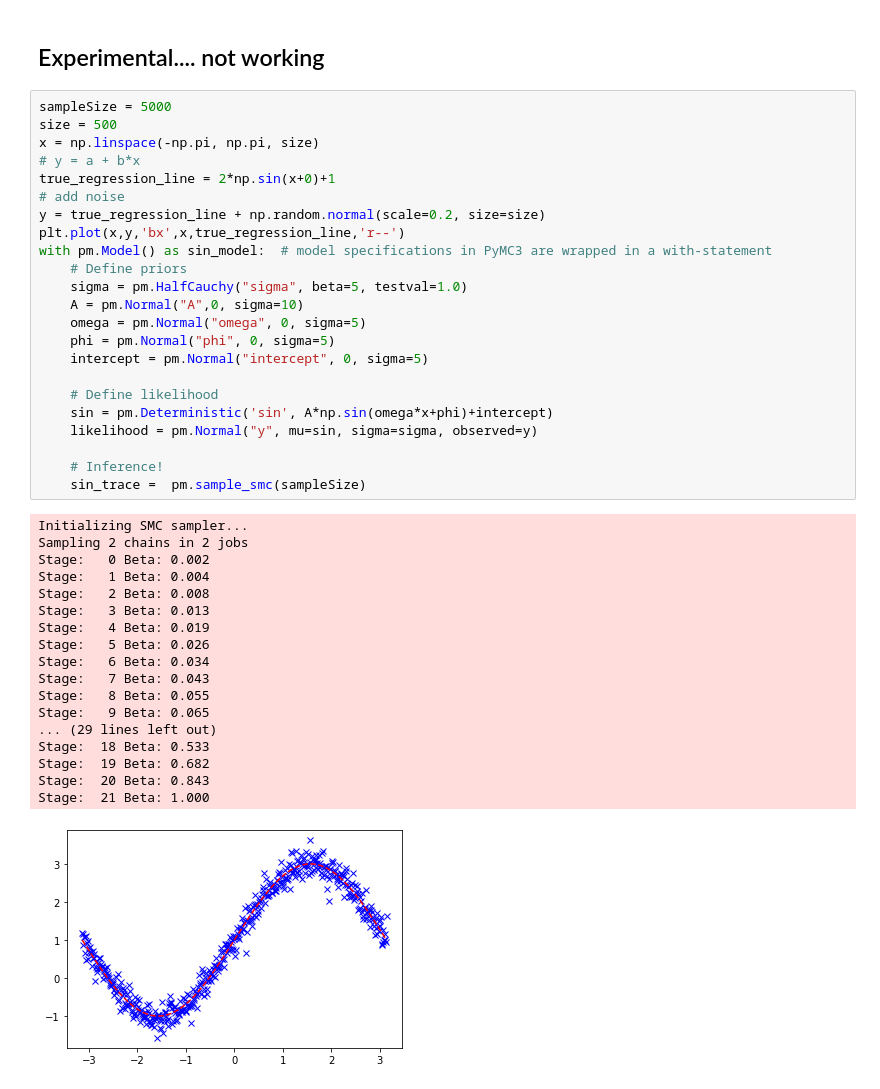
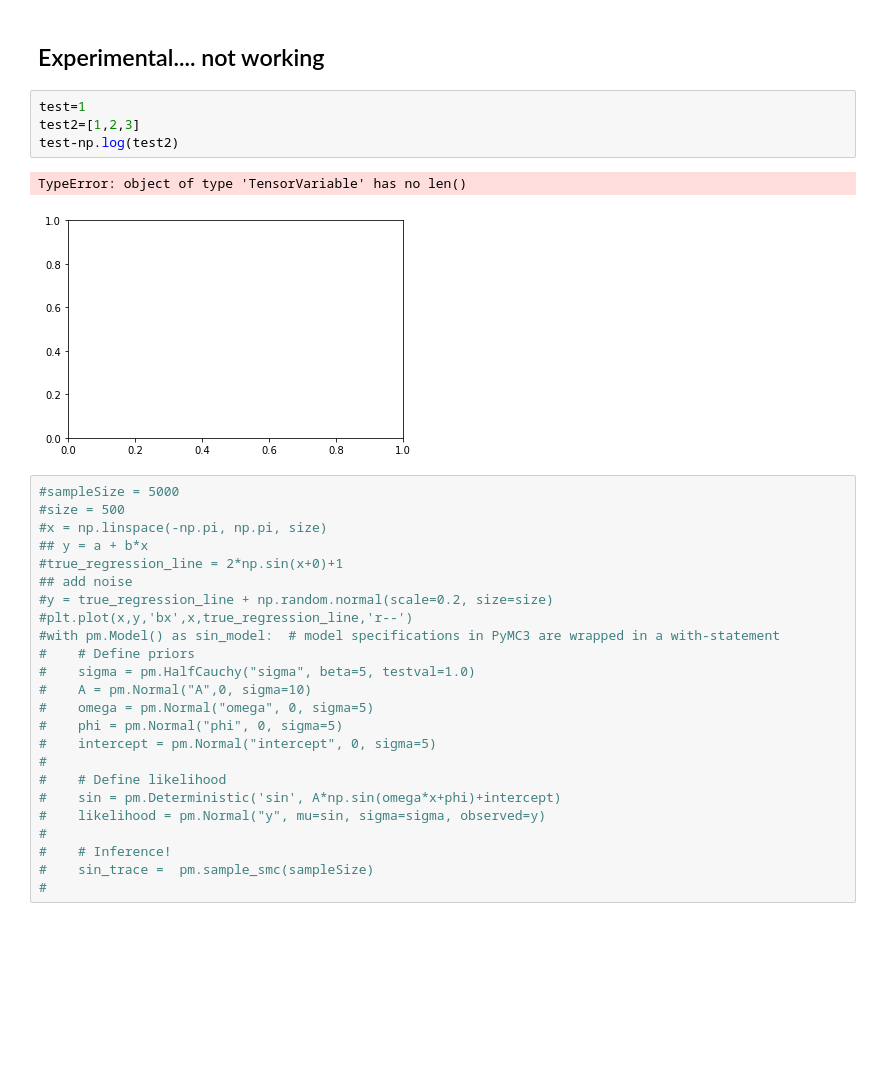
Before and after one commit to dschuechter/physics760_schuechter_krause, a Jupyter notebook: final_project/Code/Bayesian_model_selection_Testing.ipynb, the cells around one changed output. Cells and saved outputs as stored; diff of their text form; blank space fills up the shorter version.

```diff
--- a/final_project/Code/Bayesian_model_selection_Testing.ipynb
+++ b/final_project/Code/Bayesian_model_selection_Testing.ipynb
@@ -235,45 +249,34 @@ bayes_complexity(y,cub_params,cub_trace)
 # %% [markdown]
 ## Experimental.... not working
+# %%
+test=1
+test2=[1,2,3]
+test-np.log(test2)
+# %% [output]
+TypeError: object of type 'TensorVariable' has no len()
+[figure, added]
 # %%
-sampleSize = 5000
-size = 500
-x = np.linspace(-np.pi, np.pi, size)
-# y = a + b*x
-true_regression_line = 2*np.sin(x+0)+1
-# add noise
-y = true_regression_line + np.random.normal(scale=0.2, size=size)
-plt.plot(x,y,'bx',x,true_regression_line,'r--')
-with pm.Model() as sin_model:  # model specifications in PyMC3 are wrapped in a with-statement
-    # Define priors
-    sigma = pm.HalfCauchy("sigma", beta=5, testval=1.0)
-    A = pm.Normal("A",0, sigma=10)
-    omega = pm.Normal("omega", 0, sigma=5)
-    phi = pm.Normal("phi", 0, sigma=5)
-    intercept = pm.Normal("intercept", 0, sigma=5)
-
-    # Define likelihood
-    sin = pm.Deterministic('sin', A*np.sin(omega*x+phi)+intercept)
-    likelihood = pm.Normal("y", mu=sin, sigma=sigma, observed=y)
-
-    # Inference!
-    sin_trace =  pm.sample_smc(sampleSize)
+#sampleSize = 5000
+#size = 500
+#x = np.linspace(-np.pi, np.pi, size)
+## y = a + b*x
+#true_regression_line = 2*np.sin(x+0)+1
+## add noise
+#y = true_regression_line + np.random.normal(scale=0.2, size=size)
+#plt.plot(x,y,'bx',x,true_regression_line,'r--')
+#with pm.Model() as sin_model:  # model specifications in PyMC3 are wrapped in a with-statement
+#    # Define priors
+#    sigma = pm.HalfCauchy("sigma", beta=5, testval=1.0)
+#    A = pm.Normal("A",0, sigma=10)
+#    omega = pm.Normal("omega", 0, sigma=5)
+#    phi = pm.Normal("phi", 0, sigma=5)
+#    intercept = pm.Normal("intercept", 0, sigma=5)
+#
+#    # Define likelihood
+#    sin = pm.Deterministic('sin', A*np.sin(omega*x+phi)+intercept)
+#    likelihood = pm.Normal("y", mu=sin, sigma=sigma, observed=y)
+#
+#    # Inference!
+#    sin_trace =  pm.sample_smc(sampleSize)
+#
-# %% [output]
-Initializing SMC sampler...
-Sampling 2 chains in 2 jobs
-Stage:   0 Beta: 0.002
-Stage:   1 Beta: 0.004
-Stage:   2 Beta: 0.008
-Stage:   3 Beta: 0.013
-Stage:   4 Beta: 0.019
-Stage:   5 Beta: 0.026
-Stage:   6 Beta: 0.034
-Stage:   7 Beta: 0.043
-Stage:   8 Beta: 0.055
-Stage:   9 Beta: 0.065
-... (29 lines left out)
-Stage:  18 Beta: 0.533
-Stage:  19 Beta: 0.682
-Stage:  20 Beta: 0.843
-Stage:  21 Beta: 1.000
-[figure, removed]
 # %%
```
Also changed, not shown: parts of 9 cells of this notebook.
